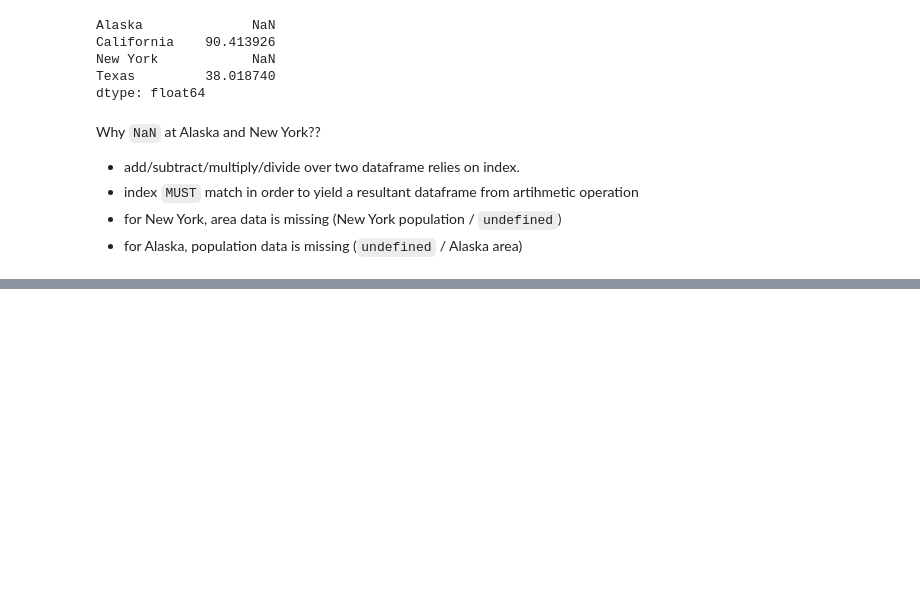
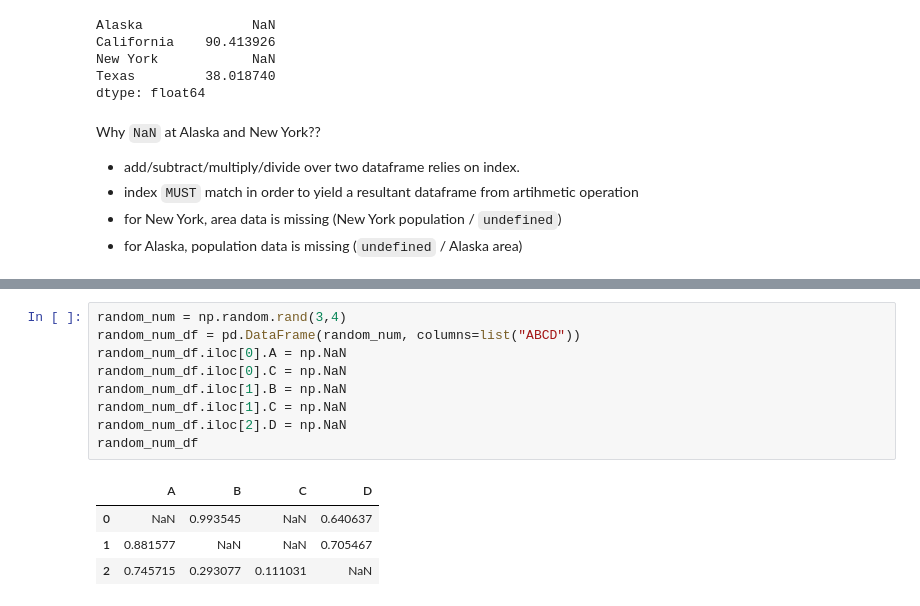
Before and after one commit to dowonh9599/everything-python, a Jupyter notebook: 06-pandas/01-introduction.ipynb, the cells around one changed output, grey strips where cells are left out. Cells and saved outputs as stored; diff of their text form; blank space fills up the shorter version.

```diff
--- a/06-pandas/01-introduction.ipynb
+++ b/06-pandas/01-introduction.ipynb
@@ -849,0 +1004,14 @@ Why `NaN` at Alaska and New York??
+# %%
+random_num = np.random.rand(3,4)
+random_num_df = pd.DataFrame(random_num, columns=list("ABCD"))
+random_num_df.iloc[0].A = np.NaN
+random_num_df.iloc[0].C = np.NaN
+random_num_df.iloc[1].B = np.NaN
+random_num_df.iloc[1].C = np.NaN
+random_num_df.iloc[2].D = np.NaN
+random_num_df
+# %% [output]
+|  | A | B | C | D |
+| 0 | NaN | 0.993545 | NaN | 0.640637 |
+| 1 | 0.881577 | NaN | NaN | 0.705467 |
+| 2 | 0.745715 | 0.293077 | 0.111031 | NaN |
```
Also changed, not shown: parts of 34 cells of this notebook, 1 other file.
